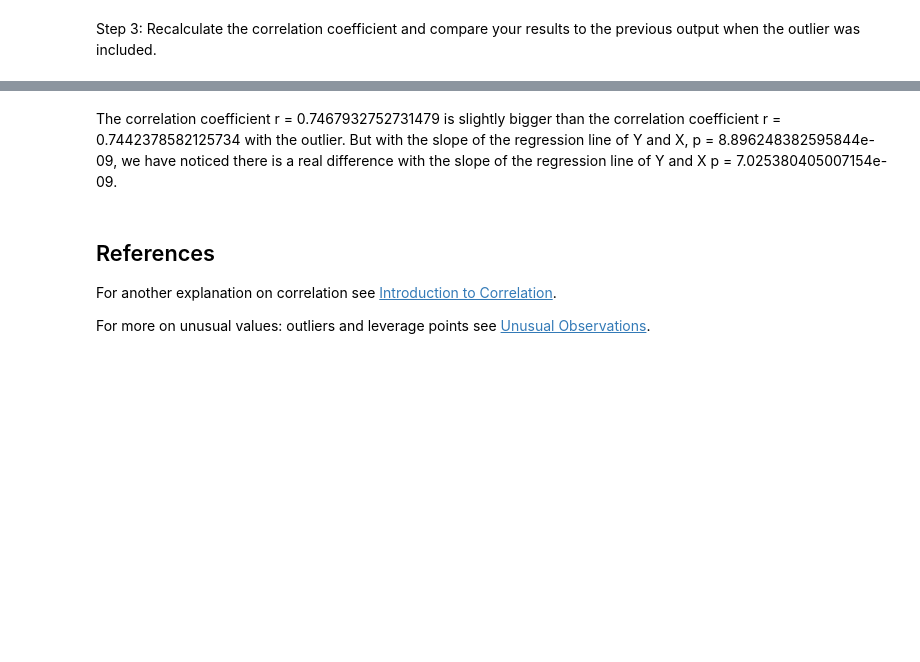
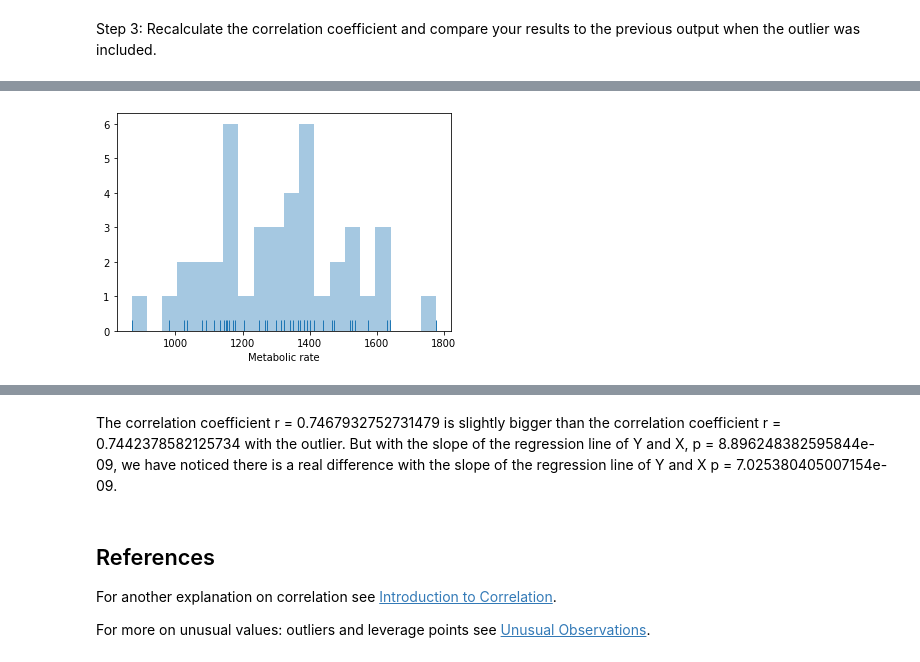
Before and after one commit to Michy01/AIIP_DAV_Visualization-2020, a Jupyter notebook: dav_06_what_is_correlation.ipynb, the cells around one changed output, grey strips where cells are left out. Drawn from its saved outputs; the diff is of its cells as text; code cells hidden in the pictures; blank space fills up the shorter version.

```diff
--- a/dav_06_what_is_correlation.ipynb
+++ b/dav_06_what_is_correlation.ipynb
@@ -256,0 +272,4 @@ print(p)
+# %%
+sns.distplot(data['Metabolic rate'], bins=20, kde=False, rug=True);
+# %% [output]
+[figure, added]
```
Also changed, not shown: parts of 8 cells of this notebook, 1 other file.
